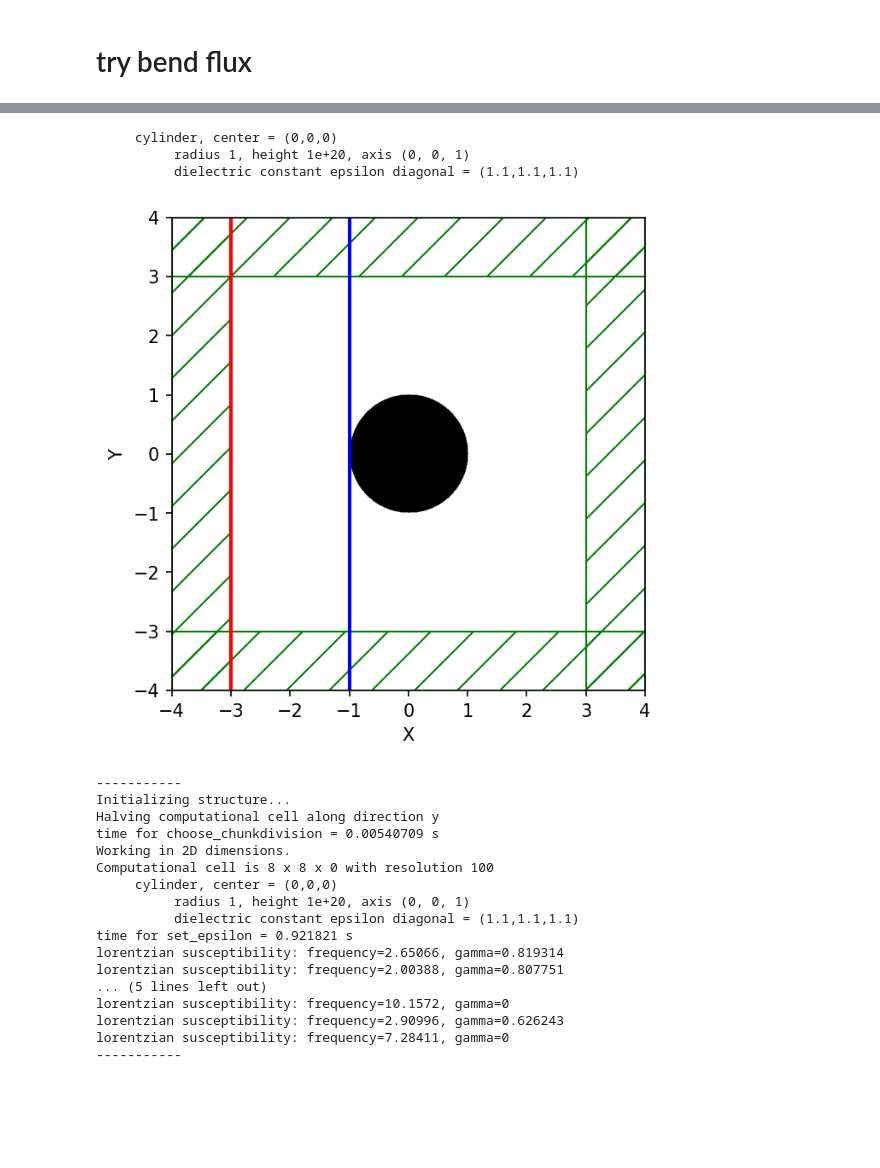
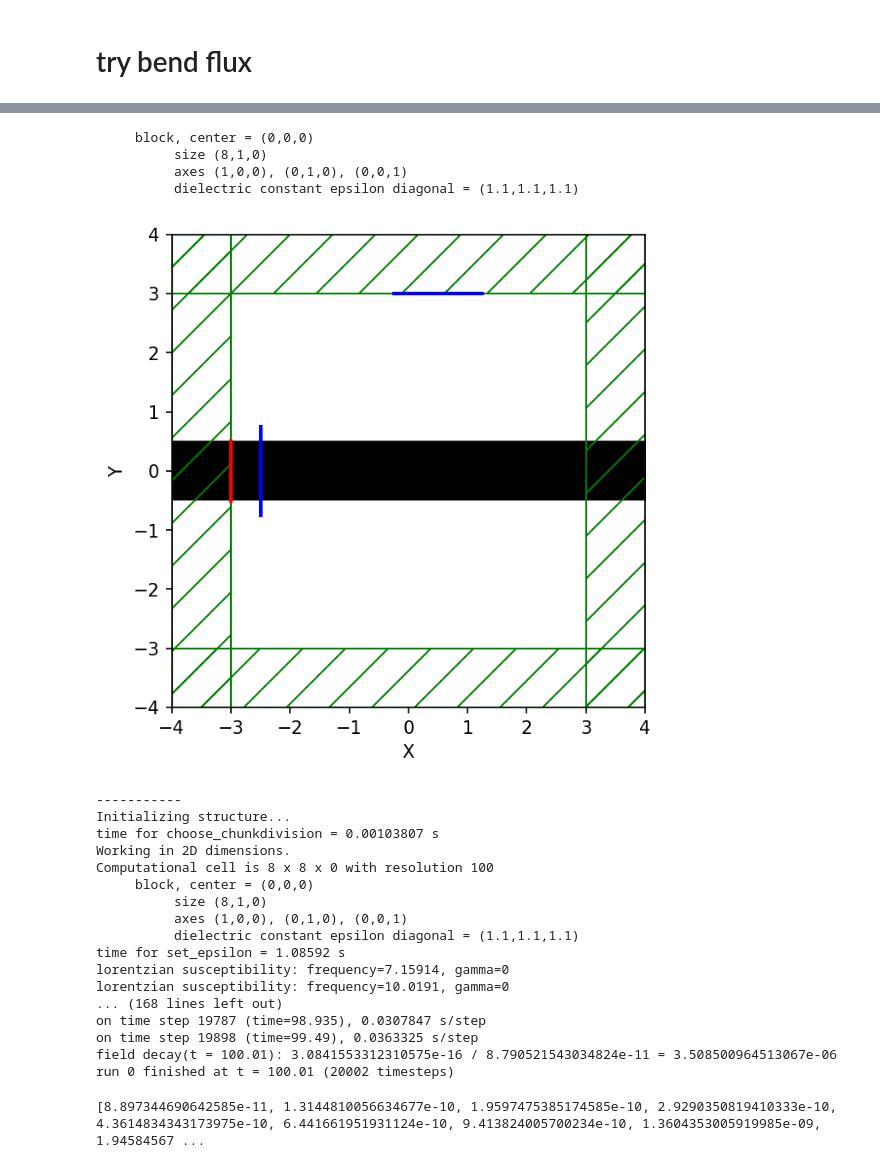
Before and after one commit to faliqadlan/code-fdtd, a Jupyter notebook: meep_perov.ipynb, the cells around one changed output, grey strips where cells are left out. Cells and saved outputs as stored; diff of their text form; code cells hidden in the pictures; blank space fills up the shorter version.

```diff
--- a/meep_perov.ipynb
+++ b/meep_perov.ipynb
@@ -391,7 +394,7 @@ def read_material_parameters_from_csv(filename='material_parameters.csv'):
 
     return E_susceptibilities
 # %%
-perovEscp = read_material_parameters_from_csv("/content/drive/MyDrive/nk-data/perovEscp.csv")
+perovEscp = read_material_parameters_from_csv("/content/drive/MyDrive/perovEscp.csv")
 perovMat = mp.Medium(epsilon=eps_inf, E_susceptibilities=perovEscp)
 pervMatEps = [perovMat.epsilon(f)[0][0] for f in freqs]
 plotEpsComp(wavelengths, perovN, perovK, np.real(pervMatEps), np.imag(pervMatEps))
@@ -596,7 +551,7 @@ sources = [
     mp.Source(
         mp.GaussianSource(fcen, fwidth=df, is_integrated=False),
         center=mp.Vector3(-0.5 * s + dpml),
-        size=mp.Vector3(0, s),
+        size=mp.Vector3(0, 1, 0),
         component=mp.Ez,
     )
 ]
@@ -609,7 +564,7 @@ sim = mp.Simulation(
 )
 
 refl_fr = mp.FluxRegion(
-    center=mp.Vector3(-r), size=mp.Vector3(0, s)
+    center=mp.Vector3(-2.5), size=mp.Vector3(0, 1.5)
 )
 
 
@@ -618,7 +573,7 @@ print("refl pos", refl_fr.center)
 print("refl size", refl_fr.size)
 
 tran_fr = mp.FluxRegion(
-    center=mp.Vector3(r), size=mp.Vector3(0, s)
+    center=mp.Vector3(3), size=mp.Vector3(0, 1.5)
 )
 tran = sim.add_flux(fcen, df, nfreq, tran_fr)
 print("tran pos", tran_fr.center)
@@ -664,50 +625,53 @@ sim.reset_meep()
 # %%
-symmetries = [mp.Mirror(mp.Y)]
-
-geometry = [mp.Cylinder(material=perovMat, center=mp.Vector3(), radius=r, height=mp.inf)]
+geometry = [mp.Block(material=perovMat, center=mp.Vector3(), size=mp.Vector3(8,1))]
 
 sim = mp.Simulation(
     resolution=resolution,
     cell_size=cell_size,
     boundary_layers=pml_layers,
     sources=sources,
-    k_point=mp.Vector3(),
-    symmetries=symmetries,
     geometry=geometry,
 )
 
 refl = sim.add_flux(fcen, df, nfreq, refl_fr)
 
+tran = sim.add_flux(fcen, df, nfreq, tran_fr)
+
 plt.figure(dpi=150)
 sim.plot2D()
 plt.show()
 # %% [output]
-     cylinder, center = (0,0,0)
-          radius 1, height 1e+20, axis (0, 0, 1)
+     block, center = (0,0,0)
+          size (8,1,0)
+          axes (1,0,0), (0,1,0), (0,0,1)
           dielectric constant epsilon diagonal = (1.1,1.1,1.1)
-[figure, old version]
+[figure, new version]
 # %%
 sim.load_minus_flux_data(refl, empty_data)
 
-sim.run(until_after_sources=mp.stop_when_fields_decayed(50, mp.Ex, mp.Vector3(), 1e-9))
+sim.run(until_after_sources=mp.stop_when_fields_decayed(50, mp.Ez, mp.Vector3(), 1e-3))
 
-refl_flux = mp.get_fluxes(refl)
-R_meep = -1*np.divide(refl_flux,empty_flux)
+straight_refl_data = sim.get_flux_data(refl)
 # %% [output]
 -----------
 Initializing structure...
-Halving computational cell along direction y
-time for choose_chunkdivision = 0.00540709 s
+time for choose_chunkdivision = 0.00103807 s
 Working in 2D dimensions.
 Computational cell is 8 x 8 x 0 with resolution 100
-     cylinder, center = (0,0,0)
-          radius 1, height 1e+20, axis (0, 0, 1)
+     block, center = (0,0,0)
+          size (8,1,0)
+          axes (1,0,0), (0,1,0), (0,0,1)
           dielectric constant epsilon diagonal = (1.1,1.1,1.1)
-time for set_epsilon = 0.921821 s
-lorentzian susceptibility: frequency=2.65066, gamma=0.819314
-lorentzian susceptibility: frequency=2.00388, gamma=0.807751
-... (5 lines left out)
-lorentzian susceptibility: frequency=10.1572, gamma=0
-lorentzian susceptibility: frequency=2.90996, gamma=0.626243
-lorentzian susceptibility: frequency=7.28411, gamma=0
------------
+time for set_epsilon = 1.08592 s
+lorentzian susceptibility: frequency=7.15914, gamma=0
+lorentzian susceptibility: frequency=10.0191, gamma=0
+... (168 lines left out)
+on time step 19787 (time=98.935), 0.0307847 s/step
+on time step 19898 (time=99.49), 0.0363325 s/step
+field decay(t = 100.01): 3.0841553312310575e-16 / 8.790521543034824e-11 = 3.508500964513067e-06
+run 0 finished at t = 100.01 (20002 timesteps)
+# %%
+straight_tran_flux = mp.get_fluxes(tran)
+print(straight_tran_flux)
+# %% [output]
+[8.897344690642585e-11, 1.3144810056634677e-10, 1.9597475385174585e-10, 2.9290350819410333e-10, 4.3614834343173975e-10, 6.441661951931124e-10, 9.413824005700234e-10, 1.3604353005919985e-09, 1.94584567 ...
```
Also changed, not shown: parts of 20 cells of this notebook.
